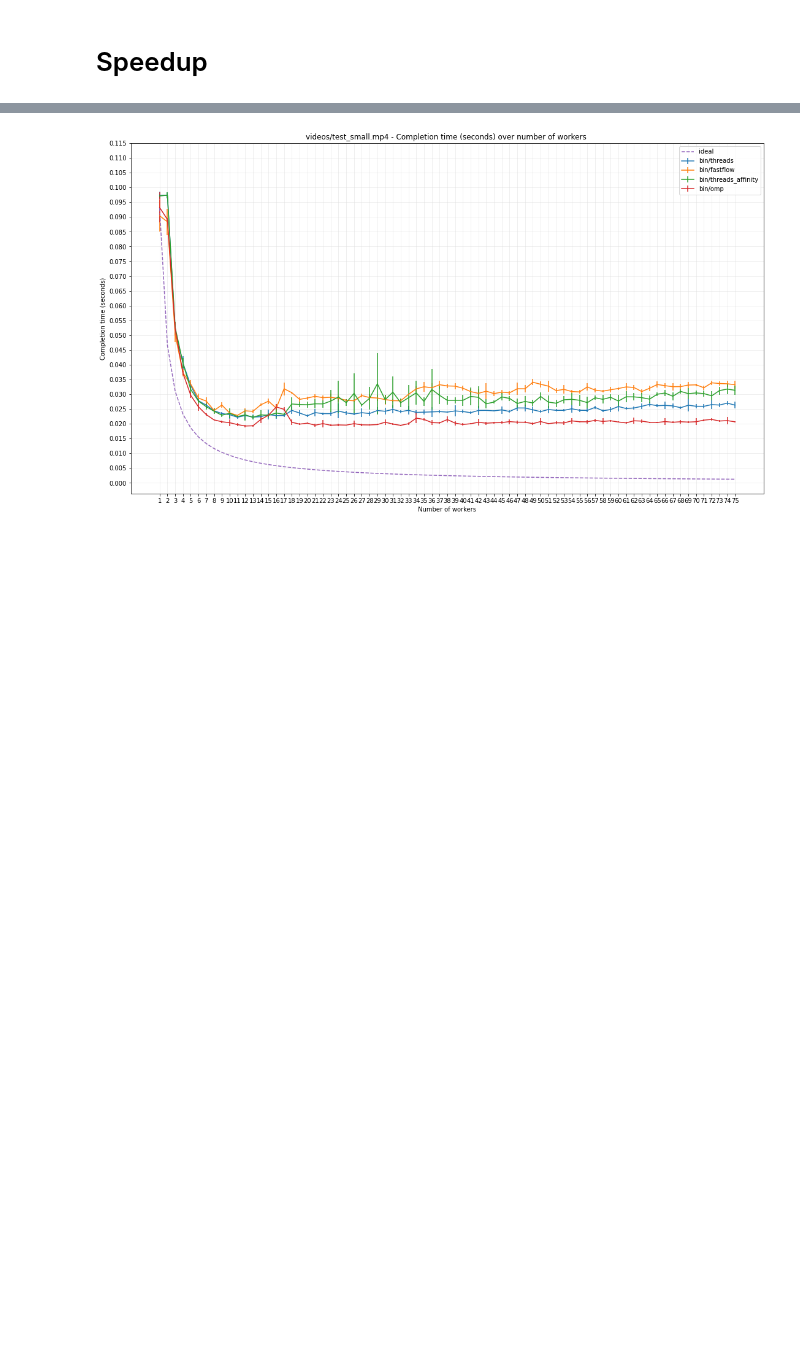
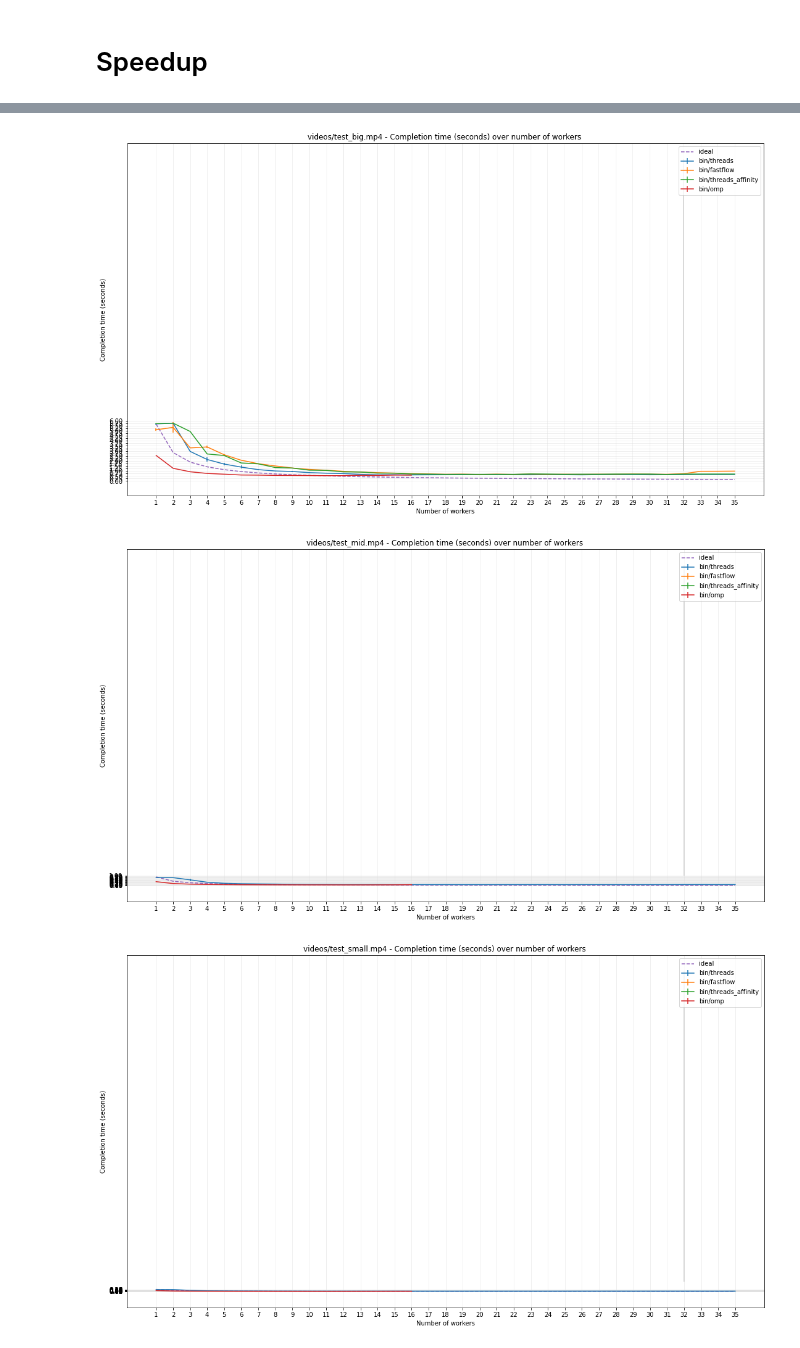
Before and after one commit to iwilare/video-motion-detection, a Jupyter notebook: plot/plot.ipynb, the cells around one changed output, grey strips where cells are left out. Drawn from its saved outputs; the diff is of its cells as text; code cells hidden in the pictures; blank space fills up the shorter version.

```diff
--- a/plot/plot.ipynb
+++ b/plot/plot.ipynb
@@ -18,23 +19,26 @@ def crop_slash(e): return e.split('/')[1]
 # Speedup
 # %%
 for f in filenames:
-    plt.gcf().set_size_inches(18.5, .5)
+    plt.gcf().set_size_inches(12, 11)
     seq_time = sequentials[sequentials['filename'] == f]['avg'].values[0]
     for p in programs:
         x = df[(df['name'] == p) & (df['filename'] == f)]['nworkers']
         y = seq_time / df[(df['name'] == p) & (df['filename'] == f)]['avg']
-        plt.plot(x, y, label=p)
+        plt.plot(x, y, label=p, marker='.')
     plt.grid(color='#e0e0e0', linestyle='-', linewidth=1)
     plt.yscale('log')
-    plt.yticks(list(range(0,10,1)) + list(range(10,100,10)))
+    plt.yticks(list(range(0,16,1)) + list(range(10,100,10)))
+    plt.gca().get_yaxis().set_major_formatter(mplt.ticker.ScalarFormatter())
+    plt.gca().get_yaxis().get_major_formatter().labelOnlyBase = False
+    plt.vlines(32, ymin=1, ymax=32, color='#d0d0d0', linestyle='-')
 
     plt.plot(all_n_workers, all_n_workers, '--', label='ideal')
     plt.xticks(all_n_workers)
 
     plt.legend()
-    plt.ylabel("Speedup (seconds)")
+    plt.ylabel("Speedup")
     plt.xlabel("Number of workers")
-    plt.title(f"{f} - Speedup (seconds) over number of workers ")
+    plt.title(f"{f} - Speedup over number of workers ")
     plt.savefig(f'speedup_{crop_slash(f)}.svg')
     plt.show()
 # %% [output]
@@ -42,31 +48,36 @@ for f in filenames:
 # %%
 for f in filenames:
     plt.gcf().set_size_inches(18.5, 10.5)
     seq_time = sequentials[sequentials['filename'] == f]['avg'].values[0]
     for p in programs:
         x = df[(df['name'] == p) & (df['filename'] == f)]['nworkers']
         y = df[(df['name'] == p) & (df['filename'] == f)]['avg']
         e = df[(df['name'] == p) & (df['filename'] == f)]['var']
         plt.errorbar(x, y/1e7, yerr=e/1e7, label=p)
     plt.grid(color='#e0e0e0', linestyle='-', linewidth=0.5)
     plt.plot(all_n_workers, seq_time/1e7/all_n_workers, '--', label='ideal')
     plt.xticks(all_n_workers)
 
     if f == 'videos/test_big.mp4':
         plt.yticks([x*0.25 for x in range(0,25,1)])
+        plt.vlines(32, ymin=0, ymax=25*0.25, color='#d0d0d0', linestyle='-')
     if f == 'videos/test_mid.mp4':
-        plt.yticks([x*0.05 for x in range(0,20,1)])
+        plt.yticks([x*0.05 for x in range(0,21,1)])
+        plt.vlines(32, ymin=0, ymax=21*0.05, color='#d0d0d0', linestyle='-')
     if f == 'videos/test_small.mp4':
-        plt.yticks([x*0.005 for x in range(0,24,1)])
+        plt.yticks([x*0.01 for x in range(0,21,1)])
+        plt.vlines(32, ymin=0, ymax=21*0.01, color='#d0d0d0', linestyle='-')
 
     plt.legend()
     plt.ylabel("Completion time (seconds)")
     plt.xlabel("Number of workers")
     plt.title(f"{f} - Completion time (seconds) over number of workers ")
     plt.savefig(f'completion_time_{crop_slash(f)}.svg')
     plt.show()
 # %% [output]
-[figure, old version]
+[figure, new version]
+[figure, added]
+[figure, added]
 # %%
 df[(df['name'] == 'bin/threads') & (df['filename'] == 'videos/test_big.mp4')]['nworkers']
 # %% [output]
```
Also changed, not shown: parts of 3 cells of this notebook, 6 other files.
